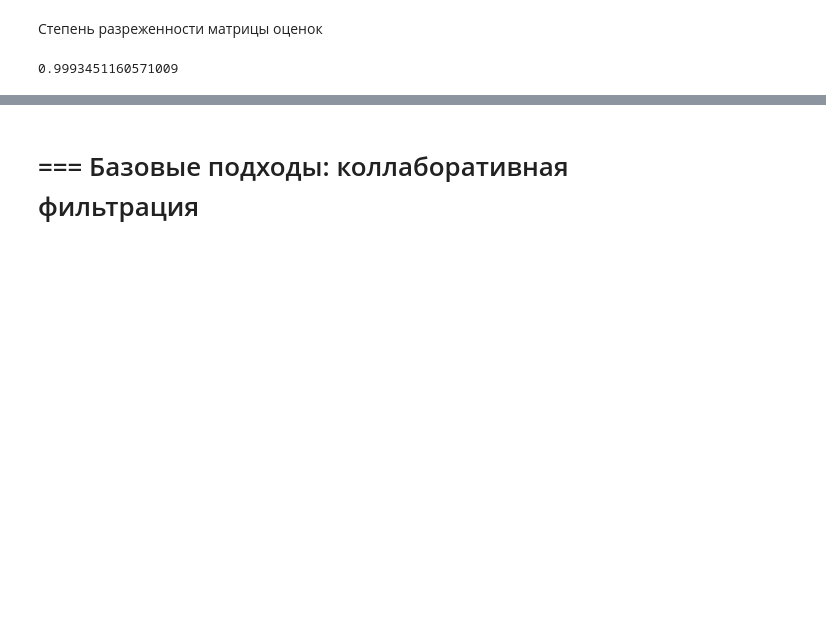
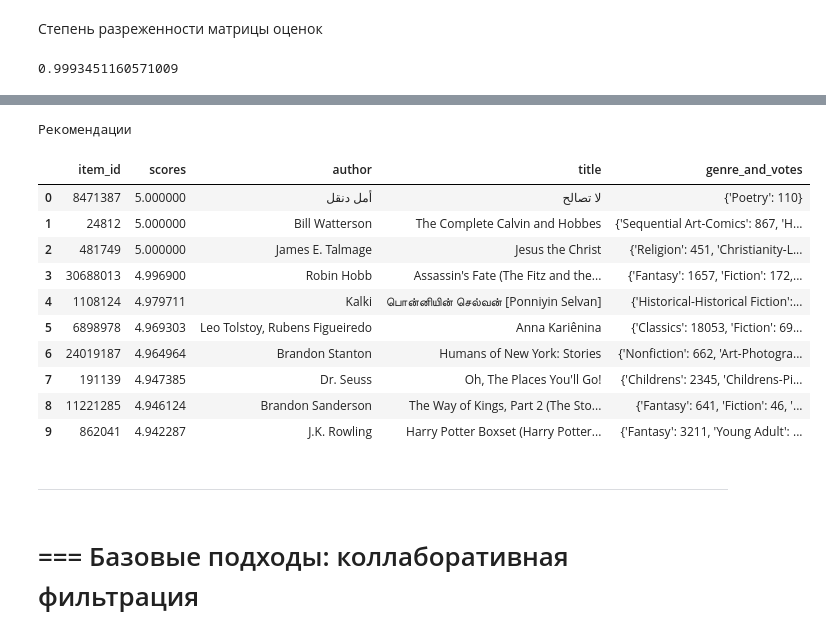
Before and after one commit to bos1988/practicum_mle_4_recsys, a Jupyter notebook: main_offline.ipynb, the cells around one changed output, grey strips where cells are left out. Drawn from its saved outputs; the diff is of its cells as text; code cells hidden in the pictures; blank space fills up the shorter version.

```diff
--- a/main_offline.ipynb
+++ b/main_offline.ipynb
@@ -203,0 +429,7 @@ sparsity
+# %%
+scores = [svd_model.predict(USER_ID, item_id).est for item_id in items_to_predict]
+# %%
+predictions = pd.DataFrame({
+    "item_id": items_to_predict,
+    "scores": scores
+}).sort_values('scores', ascending=False).reset_index(drop=True)
@@ -203,0 +502,5 @@ sparsity
+# %%
+# выберем произвольного пользователя из тренировочной выборки ("прошлого")
+user_id = events_train['user_id'].sample().iat[0]
+
+print(f"user_id: {user_id}")
@@ -203,0 +509,9 @@ sparsity
+# %%
+print("История (последние события, recent)")
+user_history = (
+    events_train
+    .query("user_id == @user_id")
+    .merge(items.set_index("item_id")[["author", "title", "genre_and_votes"]], on="item_id")
+)
+user_history_to_print = user_history[["author", "title", "started_at", "read_at", "rating", "genre_and_votes"]].tail(10)
+display(user_history_to_print)
@@ -204,3 +526,23 @@ sparsity
+# %%
+print("Рекомендации")
+user_recommendations = get_recommendations_svd(user_id, events_train, svd_model, n=10)
+user_recommendations = user_recommendations.merge(items[["item_id", "author", "title", "genre_and_votes"]], on="item_id")
+display(user_recommendations)
+# %% [output]
+Рекомендации
+|  | item_id | scores | author | title | genre_and_votes |
+| 0 | 8471387 | 5.000000 | أمل دنقل | لا تصالح | {'Poetry': 110} |
+| 1 | 24812 | 5.000000 | Bill Watterson | The Complete Calvin and Hobbes | {'Sequential Art-Comics': 867, 'H... |
+| 2 | 481749 | 5.000000 | James E. Talmage | Jesus the Christ | {'Religion': 451, 'Christianity-L... |
+| 3 | 30688013 | 4.996900 | Robin Hobb | Assassin's Fate (The Fitz and the... | {'Fantasy': 1657, 'Fiction': 172,... |
+| 4 | 1108124 | 4.979711 | Kalki | பொன்னியின் செல்வன் [Ponniyin Selvan] | {'Historical-Historical Fiction':... |
+| 5 | 6898978 | 4.969303 | Leo Tolstoy, Rubens Figueiredo | Anna Kariênina | {'Classics': 18053, 'Fiction': 69... |
+| 6 | 24019187 | 4.964964 | Brandon Stanton | Humans of New York: Stories | {'Nonfiction': 662, 'Art-Photogra... |
+| 7 | 191139 | 4.947385 | Dr. Seuss | Oh, The Places You'll Go! | {'Childrens': 2345, 'Childrens-Pi... |
+| 8 | 11221285 | 4.946124 | Brandon Sanderson | The Way of Kings, Part 2 (The Sto... | {'Fantasy': 641, 'Fiction': 46, '... |
+| 9 | 862041 | 4.942287 | J.K. Rowling | Harry Potter Boxset (Harry Potter... | {'Fantasy': 3211, 'Young Adult': ... |
+# %% [markdown]
+---
 # %% [markdown]
 # === Базовые подходы: коллаборативная фильтрация
 # %% [markdown]
```
Also changed, not shown: parts of 55 cells of this notebook, 1 other file.
